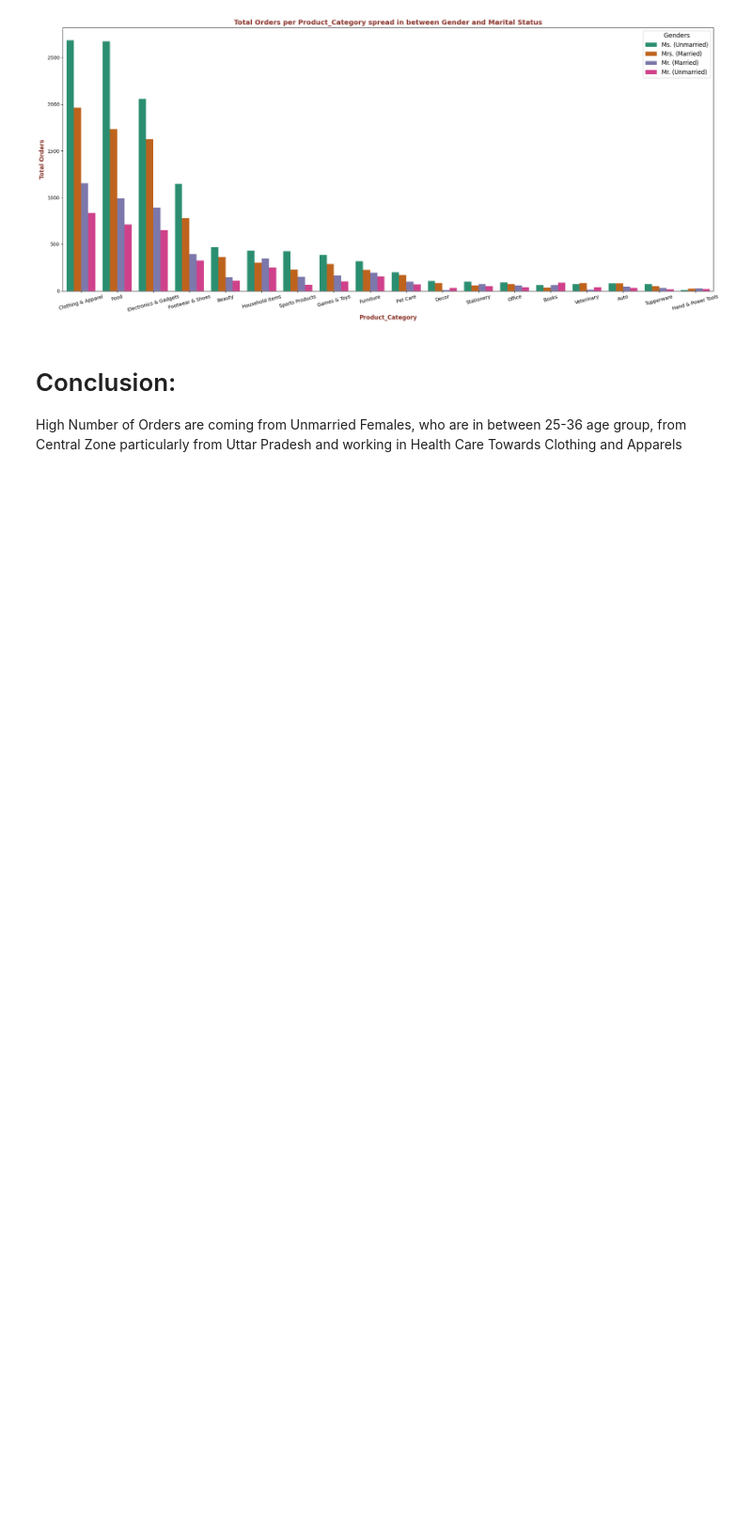
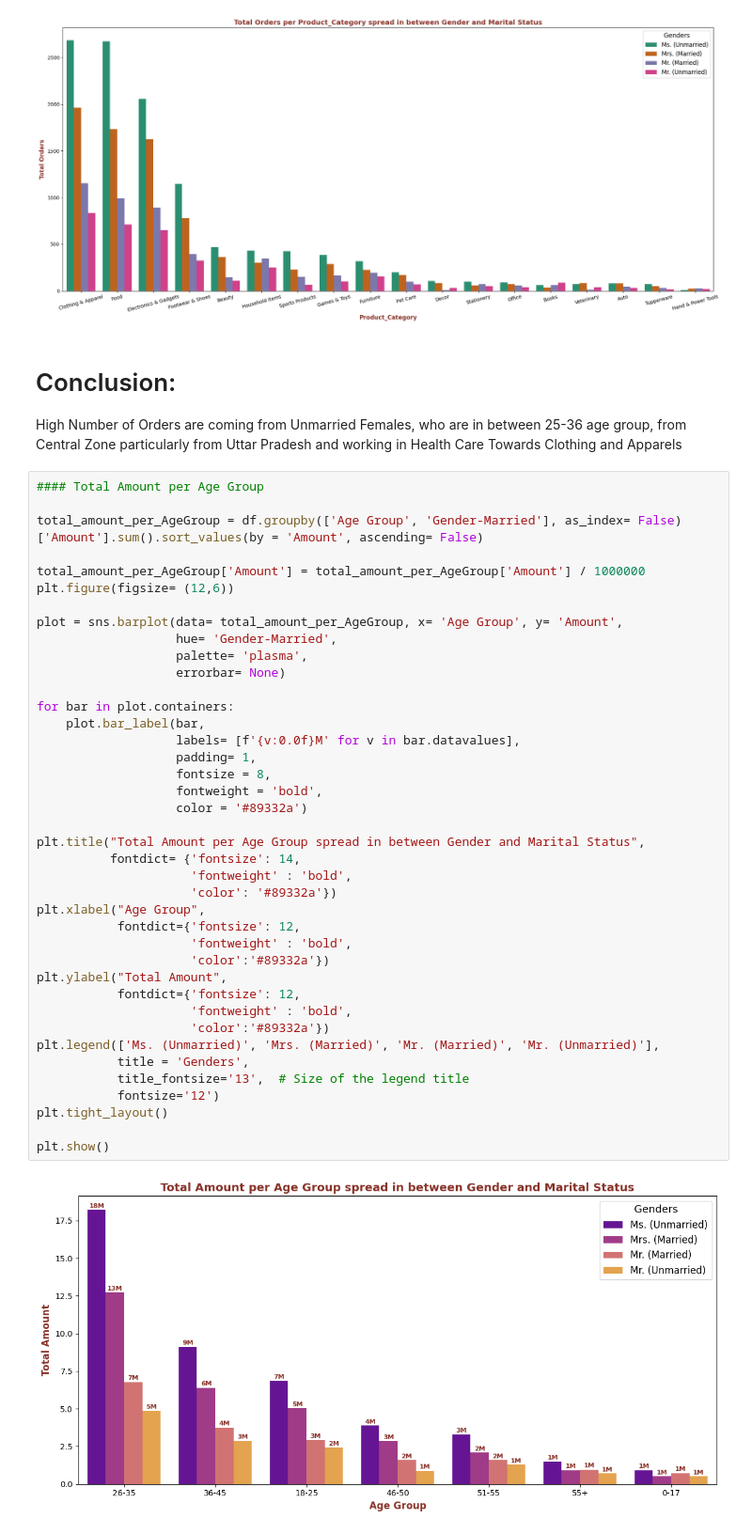
Before and after one commit to Avinash-Tamarapalli/DSProjects, a Jupyter notebook: EDA/DiwaliSales/DiwaliSales.ipynb, the cells around one changed output. Shown at 94% size. Drawn from its saved outputs; the diff is of its cells as text; blank space fills up the shorter version.

```diff
--- a/EDA/DiwaliSales/DiwaliSales.ipynb
+++ b/EDA/DiwaliSales/DiwaliSales.ipynb
@@ -1021,3 +1021,45 @@ plt.show()
 # Conclusion:
 
 High Number of Orders are coming from Unmarried Females, who are in between 25-36 age group, from Central Zone particularly from Uttar Pradesh and working in Health Care Towards Clothing and Apparels
+# %%
+#### Total Amount per Age Group
+
+total_amount_per_AgeGroup = df.groupby(['Age Group', 'Gender-Married'], as_index= False)['Amount'].sum().sort_values(by = 'Amount', ascending= False)
+
+total_amount_per_AgeGroup['Amount'] = total_amount_per_AgeGroup['Amount'] / 1000000
+plt.figure(figsize= (12,6))
+
+plot = sns.barplot(data= total_amount_per_AgeGroup, x= 'Age Group', y= 'Amount',
+                   hue= 'Gender-Married',
+                   palette= 'plasma',
+                   errorbar= None)
+
+for bar in plot.containers:
+    plot.bar_label(bar,
+                   labels= [f'{v:0.0f}M' for v in bar.datavalues],
+                   padding= 1,
+                   fontsize = 8,
+                   fontweight = 'bold',
+                   color = '#89332a')
+
+plt.title("Total Amount per Age Group spread in between Gender and Marital Status",
+          fontdict= {'fontsize': 14,
+                     'fontweight' : 'bold',
+                     'color': '#89332a'})
+plt.xlabel("Age Group",
+           fontdict={'fontsize': 12,
+                     'fontweight' : 'bold',
+                     'color':'#89332a'})
+plt.ylabel("Total Amount",
+           fontdict={'fontsize': 12,
+                     'fontweight' : 'bold',
+                     'color':'#89332a'})
+plt.legend(['Ms. (Unmarried)', 'Mrs. (Married)', 'Mr. (Married)', 'Mr. (Unmarried)'],
+           title = 'Genders',
+           title_fontsize='13',  # Size of the legend title
+           fontsize='12')
+plt.tight_layout()
+
+plt.show()
+# %% [output]
+[figure, added]
```
Also changed, not shown: parts of 9 cells of this notebook.
